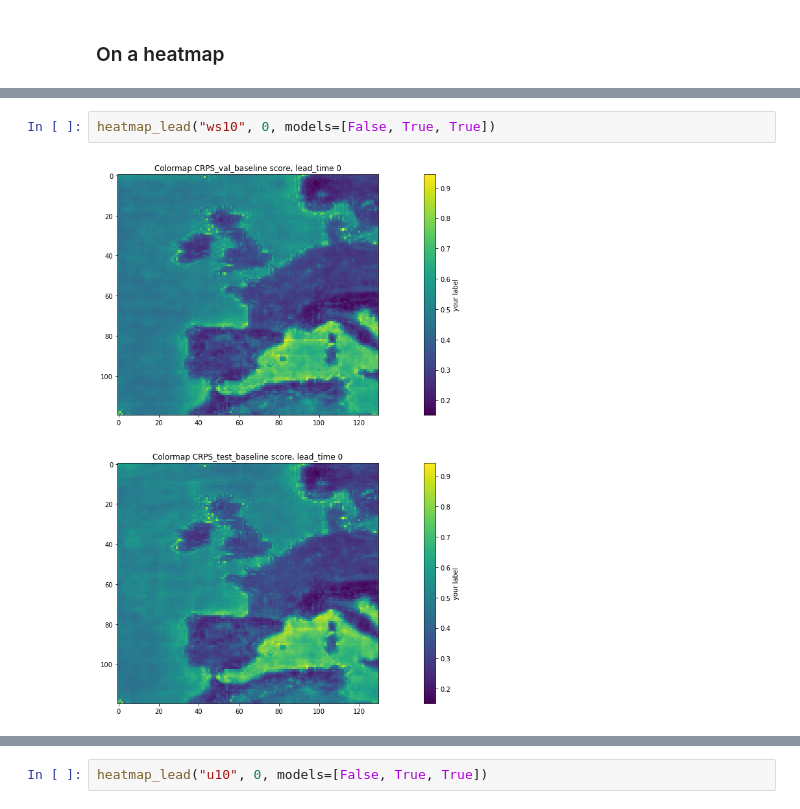
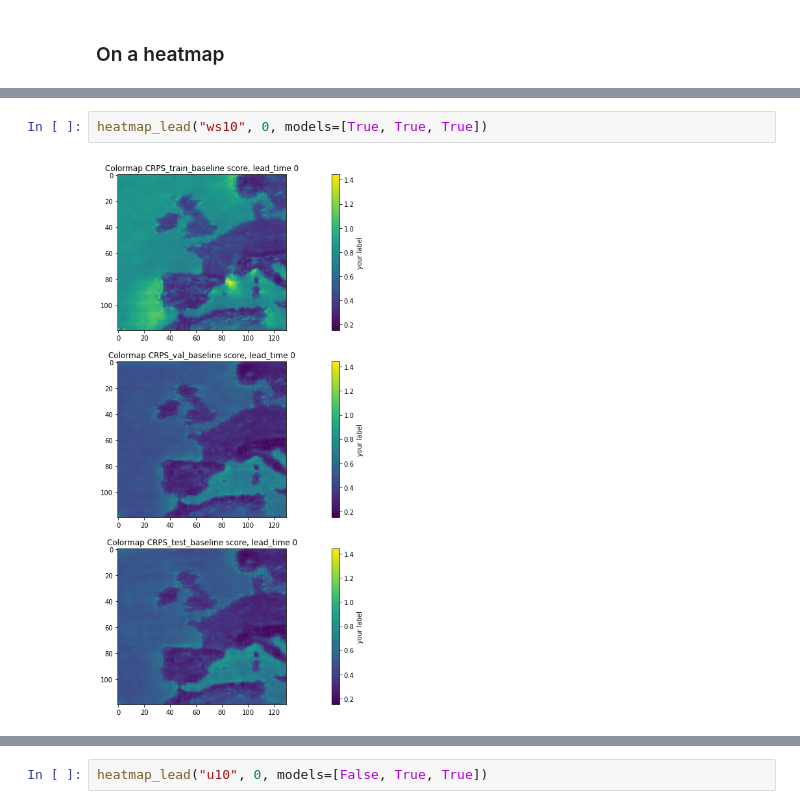
Before and after one commit to cleveryangcong/Bachelor_Thesis, a Jupyter notebook: notebooks/exploratory/2.8.2.1-dc-score_CRPS_train_val_test.ipynb, the cells around one changed output, grey strips where cells are left out. Saved outputs shown, nothing was run; the diff lists cells and outputs as text.

```diff
--- a/notebooks/exploratory/2.8.2.1-dc-score_CRPS_train_val_test.ipynb
+++ b/notebooks/exploratory/2.8.2.1-dc-score_CRPS_train_val_test.ipynb
@@ -220,9 +220,9 @@ def heatmap_lead(var_name, lead_time, models=[True, True, True]):
 # %% [output]
 [interactive output not drawn]
 # %%
-heatmap_lead("ws10", 0, models=[False, True, True])
+heatmap_lead("ws10", 0, models=[True, True, True])
 # %% [output]
-[figure, old version]
+[figure, new version]
 [interactive output not drawn]
 # %%
 heatmap_lead("u10", 0, models=[False, True, True])
```
Also changed, not shown: parts of 2 cells of this notebook, 2 other files.
